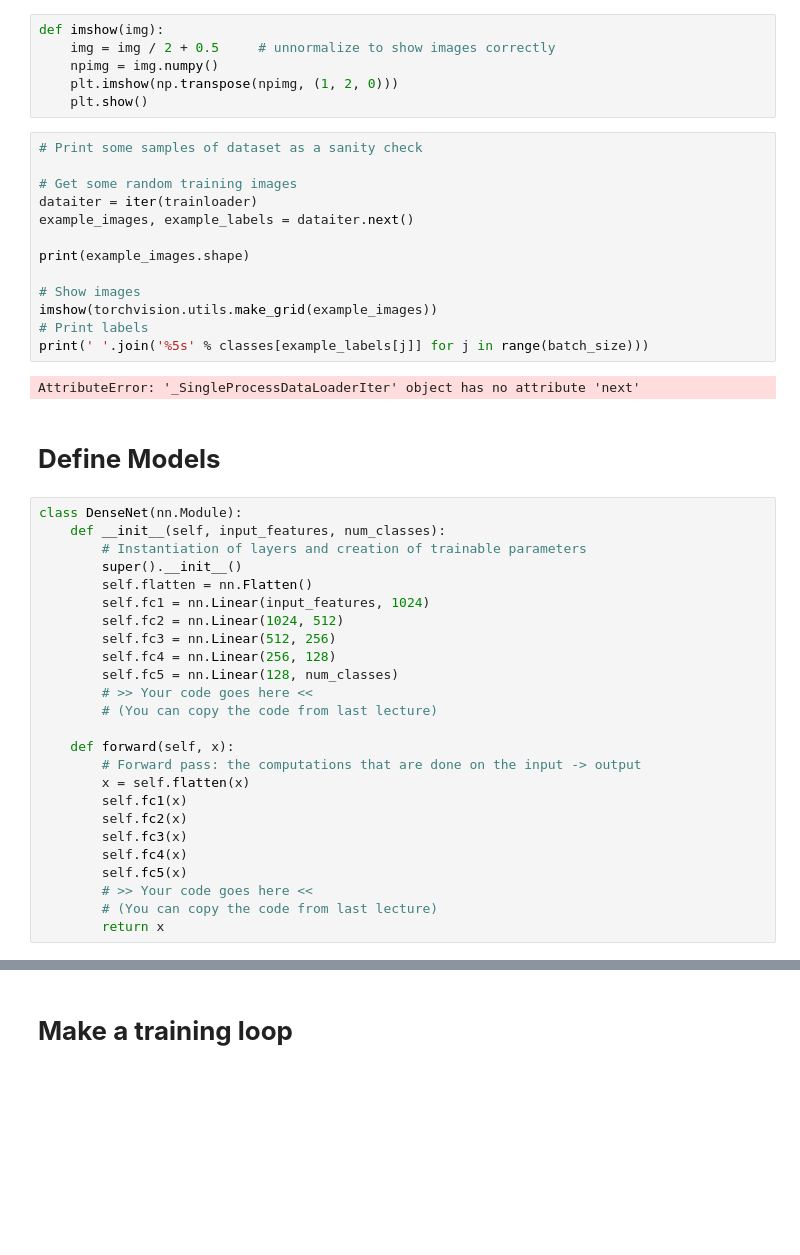
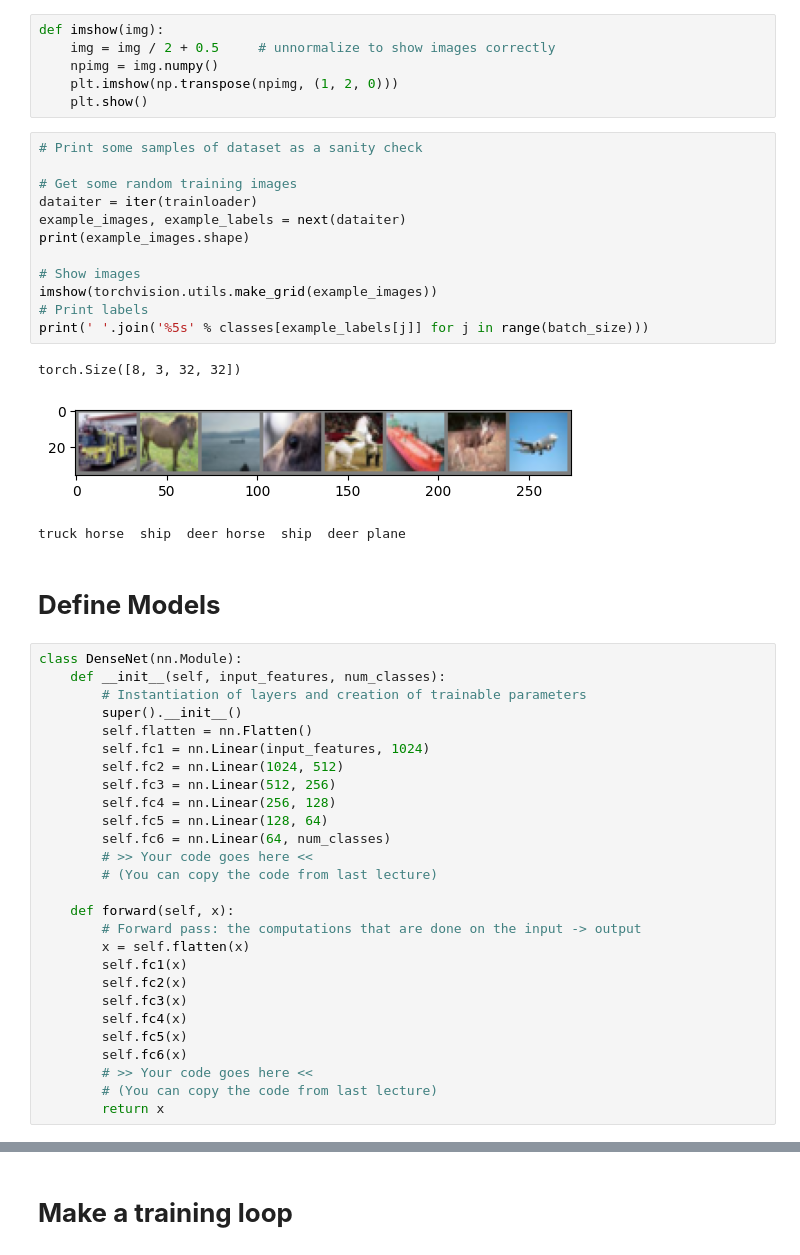
Before and after one commit to pancakexia/machinelearning, a Jupyter notebook: ex2_cifar10_cnn_classification_xia.ipynb, the cells around one changed output, grey strips where cells are left out. Cells and saved outputs as stored; diff of their text form; blank space fills up the shorter version.

```diff
--- a/ex2_cifar10_cnn_classification_xia.ipynb
+++ b/ex2_cifar10_cnn_classification_xia.ipynb
@@ -56,18 +56,19 @@ def imshow(img):
 # %%
 # Print some samples of dataset as a sanity check
 
 # Get some random training images
 dataiter = iter(trainloader)
-example_images, example_labels = dataiter.next()
-
+example_images, example_labels = next(dataiter)
 print(example_images.shape)
 
 # Show images
 imshow(torchvision.utils.make_grid(example_images))
 # Print labels
 print(' '.join('%5s' % classes[example_labels[j]] for j in range(batch_size)))
 # %% [output]
-AttributeError: '_SingleProcessDataLoaderIter' object has no attribute 'next'
+torch.Size([8, 3, 32, 32])
+[figure, added]
+truck horse  ship  deer horse  ship  deer plane
 # %% [markdown]
 # **Define Models**
 # %%
@@ -80,7 +81,8 @@ class DenseNet(nn.Module):
         self.fc2 = nn.Linear(1024, 512)
         self.fc3 = nn.Linear(512, 256)
         self.fc4 = nn.Linear(256, 128)
-        self.fc5 = nn.Linear(128, num_classes)
+        self.fc5 = nn.Linear(128, 64)
+        self.fc6 = nn.Linear(64, num_classes)
         # >> Your code goes here <<
         # (You can copy the code from last lecture)
 
@@ -92,6 +94,7 @@ class DenseNet(nn.Module):
         self.fc3(x)
         self.fc4(x)
         self.fc5(x)
+        self.fc6(x)
         # >> Your code goes here <<
         # (You can copy the code from last lecture)
         return x
```
Also changed, not shown: parts of 2 cells of this notebook.
